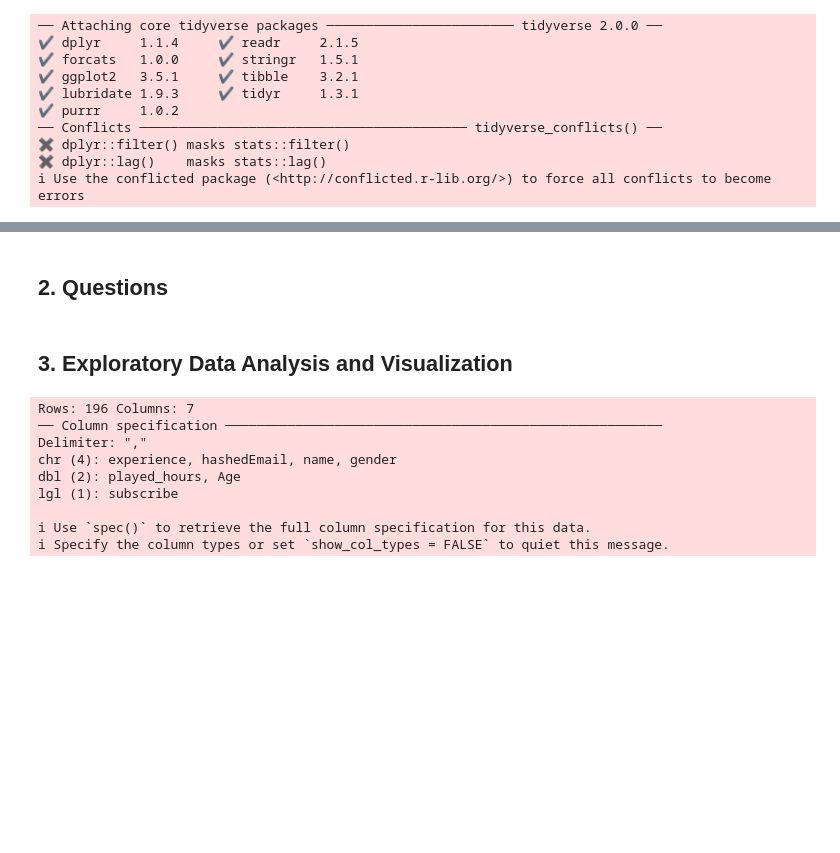
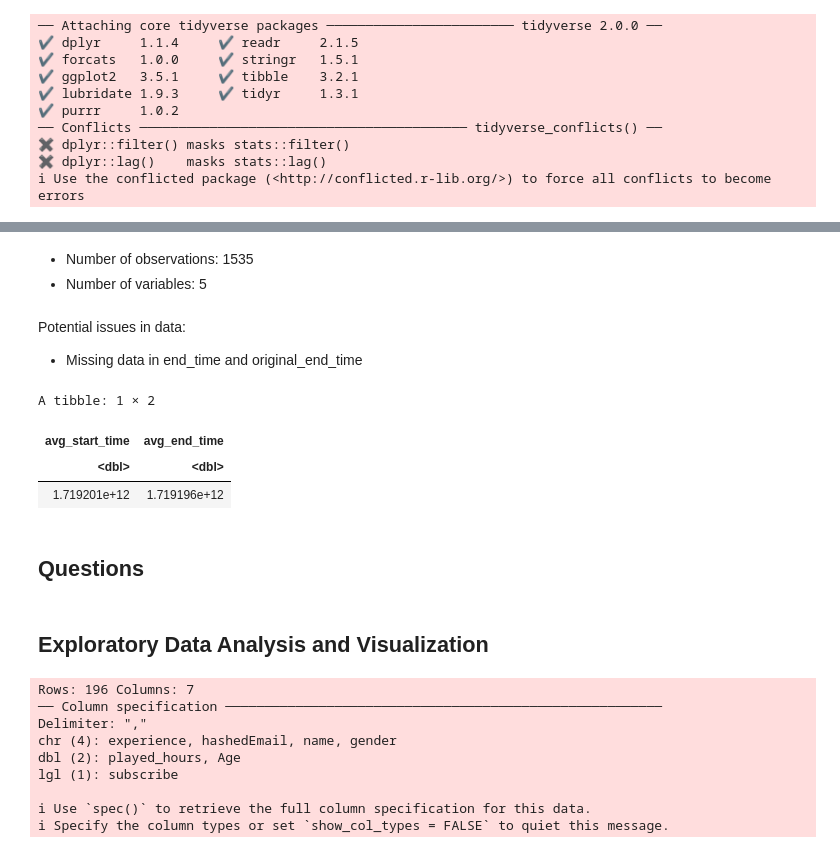
Before and after one commit to chloe8162022/individual_project_dsci100, a Jupyter notebook: individual_project.ipynb, the cells around one changed output, grey strips where cells are left out. Cells and saved outputs as stored; diff of their text form; code cells hidden in the pictures; blank space fills up the shorter version.

```diff
--- a/individual_project.ipynb
+++ b/individual_project.ipynb
@@ -17,0 +64,2 @@ library(tidyverse)
+# %%
+sessions_data <- read_csv("sessions.csv")
@@ -18,7 +83,25 @@ library(tidyverse)
+# %% [markdown]
+- Number of observations: 1535
+- Number of variables: 5
+# %% [markdown]
+Potential issues in data:
+- Missing data in end_time and original_end_time
+# %%
+sessions_summary <- sessions_data |>
+    summarize(avg_start_time = mean(original_start_time),
+              avg_end_time = mean(original_end_time, na.rm = TRUE)) |>
+    mutate(avg_start_time = round(avg_start_time, 2),
+           avg_end_time = round(avg_end_time, 2))
+sessions_summary
+# %% [output]
+A tibble: 1 × 2
+| avg_start_time | avg_end_time |
+| <dbl> | <dbl> |
+| 1.719201e+12 | 1.719196e+12 |
 # %% [markdown]
-## 2. Questions
+## Questions
 # %% [markdown]
-## 3. Exploratory Data Analysis and Visualization
+## Exploratory Data Analysis and Visualization
 # %%
 players_data <- read_csv("players.csv")
 players_data
```
Also changed, not shown: parts of 13 cells of this notebook.
